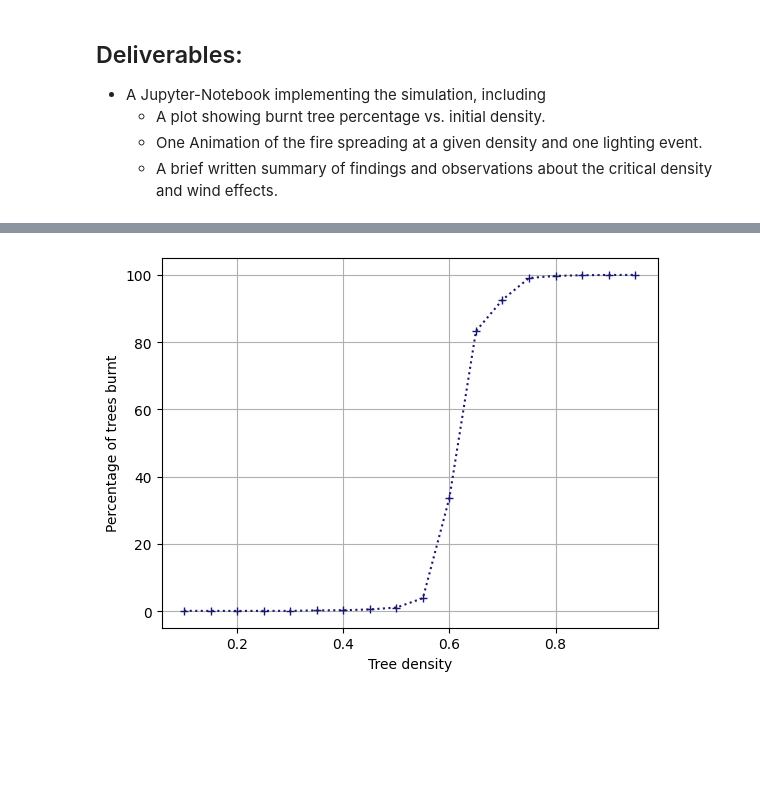
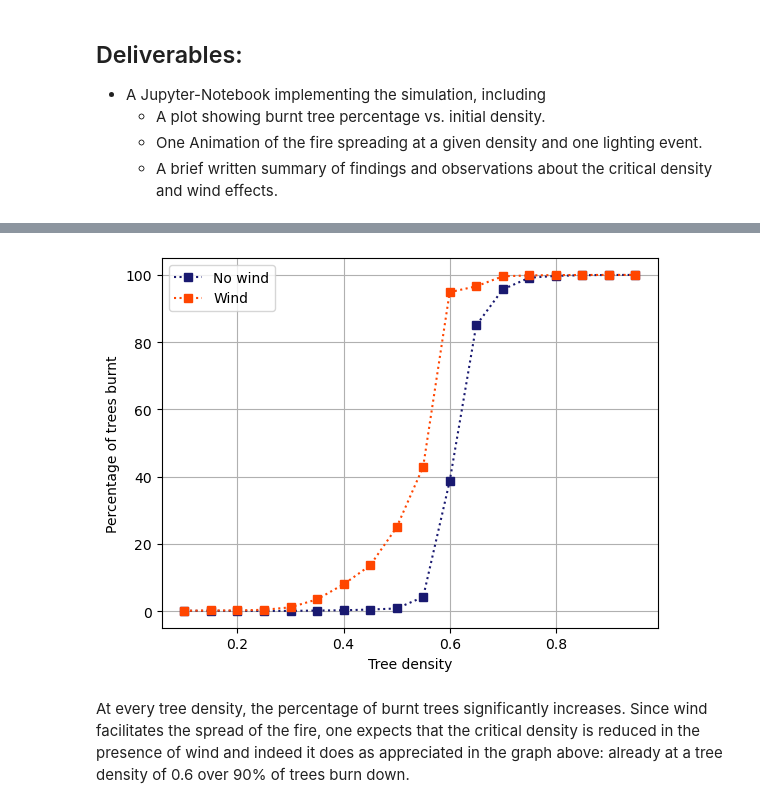
Before and after one commit to DanielDoradoMath/SciProPySS25, a Jupyter notebook: Week06/Project2.ipynb, the cells around one changed output, grey strips where cells are left out. Cells and saved outputs as stored; diff of their text form; code cells hidden in the pictures; blank space fills up the shorter version.

```diff
--- a/Week06/Project2.ipynb
+++ b/Week06/Project2.ipynb
@@ -99,7 +103,8 @@ def get_trees(grid):
 
 def evolve (grid):
     """
-    Moves time forward by one step
+    Changes the status of every burning tree to a burnt tree, and of every tree adjacent to
+    it to a burning tree, if not burnt already.
     Parameters
     ----------
     grid: numpy array representing the forest
@@ -141,7 +146,7 @@ def evolve (grid):
 
     return grid
 
-def run_simulation(grid):
+def simulate(grid):
     """
     Runs forest fire simulation on the input initial condition until no tree is burning
 
@@ -172,11 +179,11 @@ def run_simulation(grid):
 # %%
-grid = initialize(0.5, (100,100))
+grid = initialize(0.5, (100, 100))
 
 trees = get_trees(grid)
 
-after, burnt = run_simulation(grid)
+after, burnt = simulate(grid)
 
 print('Initial number of trees: {}'.format(trees))
 print('Burnt trees: {}'.format(burnt))
-print('Percentage of burnt trees: {:.6f}%'.format(burnt/trees *100))
+print('Percentage of burnt trees: {:.6f}%'.format(burnt/trees * 100))
 # %% [output]
@@ -262,5 +309,5 @@ For simplicity, if a tree has less than 10% chance of burning, it will not catch
 # %%
-def evolve (grid, wind = False, wind_speed = 4):
+def evolve (grid, wind = False, wind_speed = 3):
     """
     Moves time forward by one step
     Parameters
@@ -314,15 +361,15 @@ def evolve (grid, wind = False, wind_speed = 4):
                 prob = np.exp(-1/wind_speed)
 
                 if x < prob:
-                    grid[row, col+2] = 2  # Set tree on fire with the given probability
+                    grid[row, col + 2] = 2  # Set tree on fire with the given probability
 
             # If there are at least three trees downwind from a burning tree, set those on fire
             #   according to the given probabilities.
             if col < width - 3:
                 start = col + 2
 
-                radius = int(np.floor(wind_speed*np.log(10)))
-                up_lim = np.min([start + radius, width-1])
+                radius = int(np.floor(wind_speed * np.log(20)))
+                up_lim = np.min([start + radius, width - 1])
                 downwind = grid[row, start: up_lim]
 
 
@@ -336,19 +383,20 @@ def evolve (grid, wind = False, wind_speed = 4):
 
                 mask = mask * trees_downwind
 
-                twos = np.ones(downwind.shape)*2
+                twos = np.ones(downwind.shape) * 2
 
                 grid[row, start: up_lim][mask] = twos[mask]
 
     return grid
 
-def run_simulation_wind(grid, wind_speed=4):
+def simulate_wind(grid, wind_speed=3):
     """
     Runs forest fire simulation with wind on the input initial condition until no tree is burning
 
     Parameters
     ----------
     grid: numpy array representing the forest's initial condition after lightning strike
+    wind_speed: positive float or int determining the probability that a nearby tree catches fire
 
     Returns
     -------
@@ -360,7 +408,7 @@ def run_simulation_wind(grid, wind_speed=4):
 
     # As long as there are burning trees, evolve the simulation one step forward
     while burning_trees.size > 0:
-        grid = evolve(grid, wind_speed = wind_speed)
+        grid = evolve(grid, wind=True, wind_speed = wind_speed)
 
         burning_trees = np.transpose(np.where(grid==2))  # Read off new burning trees
 
@@ -373,30 +459,37 @@ def run_simulation_wind(grid, wind_speed=4):
 # %%
-densities = np.arange(0.1, 1.0, 0.05)
-burnt_pct = []
-N = 20
+wind_burnt_pct = []
 
 for density in densities:
+
     trials = np.zeros(N)
+
     for i in range(N):
         grid = initialize(density)
 
-        final_state, burnt = run_simulation_wind(grid)
+        final_state, burnt = simulate_wind(grid)
 
         trees = get_trees(grid)
 
         trials[i] = burnt/trees
 
-    burnt_pct += [np.average(trials)]
+    wind_burnt_pct += [np.average(trials)]
 
-burnt_pct = np.array(burnt_pct)
+wind_burnt_pct = np.array(wind_burnt_pct)
 # %%
-plt.plot(densities, burnt_pct*100, marker='+', ls=':', color='midnightblue')
+plt.plot(densities, burnt_pct * 100, marker='s', ls=':',
+          color='midnightblue', label='No wind')  # Plot burnt pct. against tree density
+plt.plot(densities, wind_burnt_pct*100, marker='s', ls=':',
+          color='orangered', label='Wind')
 
 plt.xlabel('Tree density')
 plt.ylabel('Percentage of trees burnt')
 
 
 plt.grid()
+plt.legend()
+
 plt.show()
 # %% [output]
-[figure, old version]
+[figure, new version]
+# %% [markdown]
+At every tree density, the percentage of burnt trees significantly increases. Since wind facilitates the spread of the fire, one expects that the critical density is reduced in the presence of wind and indeed it does as appreciated in the graph above: already at a tree density of 0.6 over 90% of trees burn down.
```
Also changed, not shown: parts of 15 cells of this notebook.
